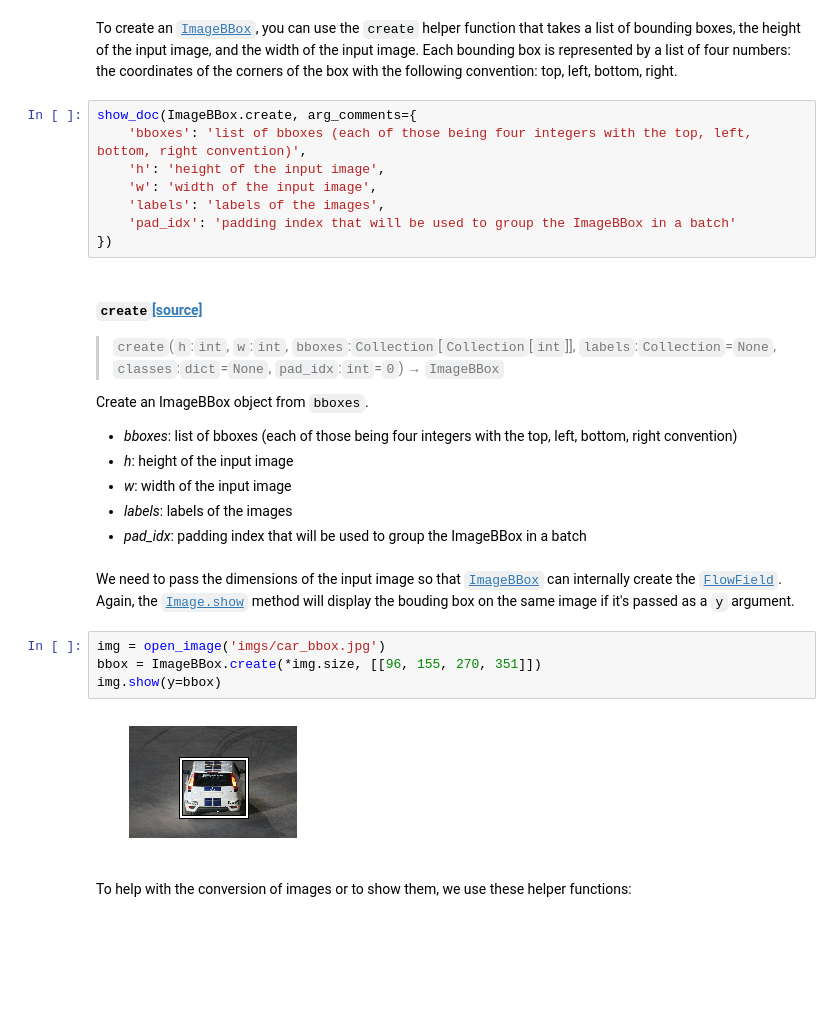
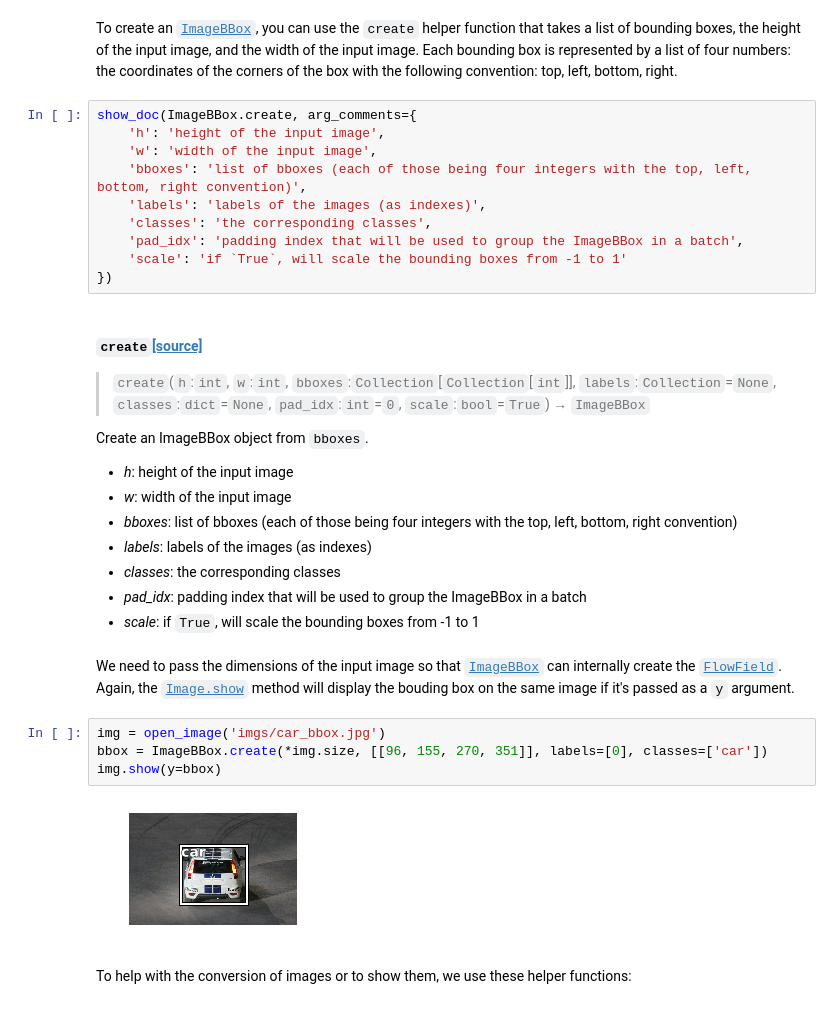
Before and after one commit to zhaoshaojun/fastai, a Jupyter notebook: docs_src/vision.image.ipynb, the cells around one changed output. Drawn from its saved outputs; the diff is of its cells as text; blank space fills up the shorter version.

```diff
--- a/docs_src/vision.image.ipynb
+++ b/docs_src/vision.image.ipynb
@@ -264,32 +264,36 @@ Create an [`ImageBBox`](/vision.image.html#ImageBBox) object from a `flow` of co
 To create an [`ImageBBox`](/vision.image.html#ImageBBox), you can use the `create` helper function that takes a list of bounding boxes, the height of the input image, and the width of the input image. Each bounding box is represented by a list of four numbers: the coordinates of the corners of the box with the following convention: top, left, bottom, right.
 # %%
 show_doc(ImageBBox.create, arg_comments={
-    'bboxes': 'list of bboxes (each of those being four integers with the top, left, bottom, right convention)',
     'h': 'height of the input image',
     'w': 'width of the input image',
-    'labels': 'labels of the images',
-    'pad_idx': 'padding index that will be used to group the ImageBBox in a batch'
+    'bboxes': 'list of bboxes (each of those being four integers with the top, left, bottom, right convention)',
+    'labels': 'labels of the images (as indexes)',
+    'classes': 'the corresponding classes',
+    'pad_idx': 'padding index that will be used to group the ImageBBox in a batch',
+    'scale': 'if `True`, will scale the bounding boxes from -1 to 1'
 })
 # %% [output]
-<h4 id="ImageBBox.create"><code>create</code><a href="https://github.com/fastai/fastai/blob/master/fastai/vision/image.py#L382" class="source_link">[source]</a></h4>
+<h4 id="ImageBBox.create"><code>create</code><a href="https://github.com/fastai/fastai/blob/master/fastai/vision/image.py#L394" class="source_link">[source]</a></h4>
 
-> <code>create</code>(`h`:`int`, `w`:`int`, `bboxes`:`Collection`\[`Collection`\[`int`\]\], `labels`:`Collection`=`None`, `classes`:`dict`=`None`, `pad_idx`:`int`=`0`) → `ImageBBox`
+> <code>create</code>(`h`:`int`, `w`:`int`, `bboxes`:`Collection`\[`Collection`\[`int`\]\], `labels`:`Collection`=`None`, `classes`:`dict`=`None`, `pad_idx`:`int`=`0`, `scale`:`bool`=`True`) → `ImageBBox`
 
 Create an ImageBBox object from `bboxes`.
 
-- *bboxes*: list of bboxes (each of those being four integers with the top, left, bottom, right convention)
 - *h*: height of the input image
 - *w*: width of the input image
-- *labels*: labels of the images
+- *bboxes*: list of bboxes (each of those being four integers with the top, left, bottom, right convention)
+- *labels*: labels of the images (as indexes)
+- *classes*: the corresponding classes
 - *pad_idx*: padding index that will be used to group the ImageBBox in a batch
+- *scale*: if `True`, will scale the bounding boxes from -1 to 1
 # %% [markdown]
 We need to pass the dimensions of the input image so that [`ImageBBox`](/vision.image.html#ImageBBox) can internally create the [`FlowField`](/vision.image.html#FlowField). Again, the [`Image.show`](/vision.image.html#Image.show) method will display the bouding box on the same image if it's passed as a `y` argument.
 # %%
 img = open_image('imgs/car_bbox.jpg')
-bbox = ImageBBox.create(*img.size, [[96, 155, 270, 351]])
+bbox = ImageBBox.create(*img.size, [[96, 155, 270, 351]], labels=[0], classes=['car'])
 img.show(y=bbox)
 # %% [output]
-[figure, old version]
+[figure, new version]
 # %% [markdown]
 To help with the conversion of images or to show them, we use these helper functions:
 # %%
```
Also changed, not shown: parts of 14 cells of this notebook, 3 other files.
